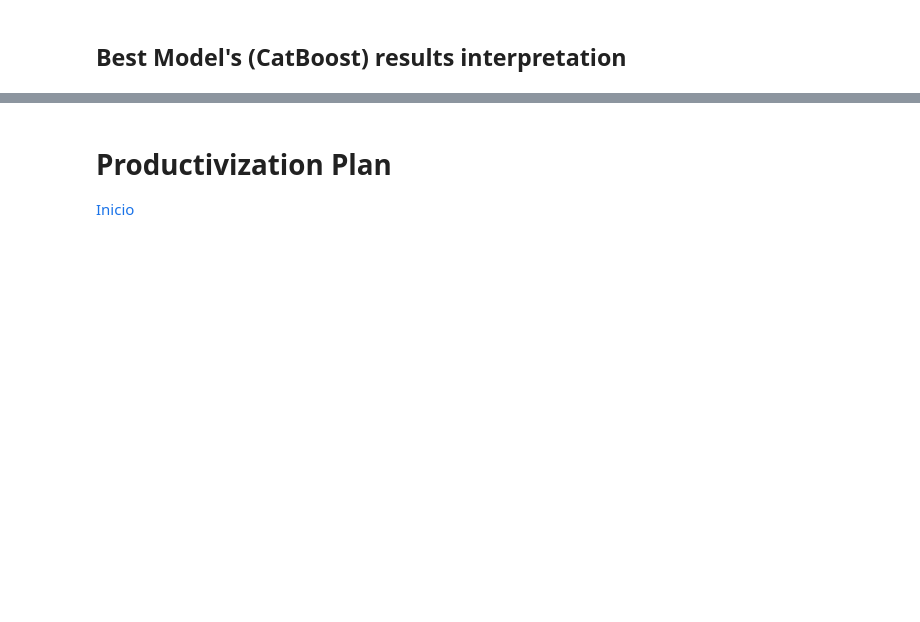
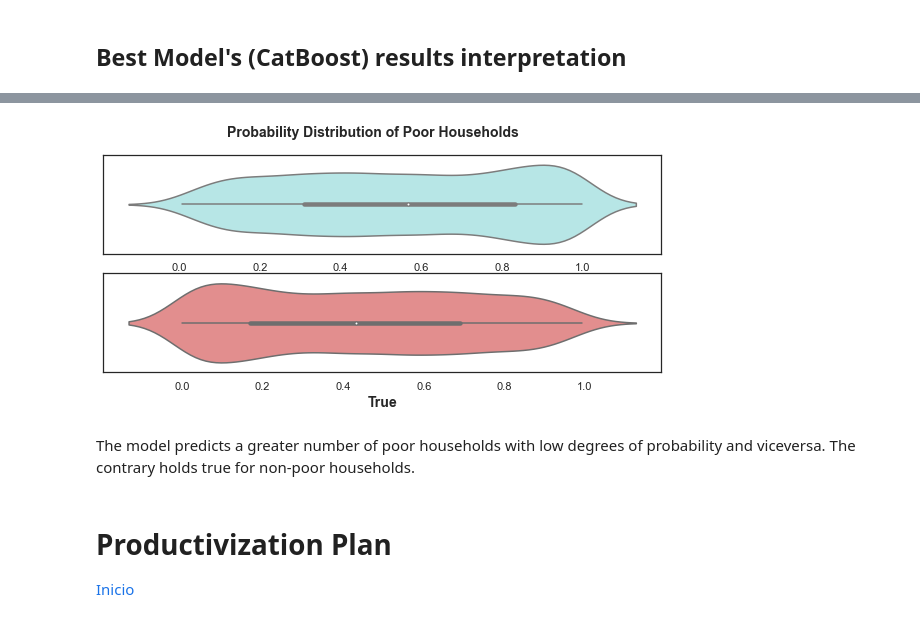
Before and after one commit to isabelpuche/DD_Pover-T_Tests, a Jupyter notebook: notebooks/Solutions_Pover-T_Tests.ipynb, the cells around one changed output, grey strips where cells are left out. Cells and saved outputs as stored; diff of their text form; code cells hidden in the pictures; blank space fills up the shorter version.

```diff
--- a/notebooks/Solutions_Pover-T_Tests.ipynb
+++ b/notebooks/Solutions_Pover-T_Tests.ipynb
@@ -950,0 +872,4 @@ results.to_csv('../model/results.csv')
+# %%
+poor = pd.DataFrame(index=index)
+poor['False'] = y_pred_cb[:, 0]
+poor['True'] = y_pred_cb[:, 1]
@@ -951,3 +886,27 @@ results.to_csv('../model/results.csv')
+# %%
+sns.set_style('white')
+fig, axes = plt.subplots(2, 1, figsize = (10, 4))
+
+sns.violinplot(x=poor["False"],
+               color='paleturquoise',
+               ax=axes[0])
+
+axes[0].set_xlabel("False", fontweight = "semibold", fontsize = 14)
+
+sns.violinplot(x=poor["True"],
+               color='lightcoral',
+               ax=axes[1])
+
+axes[1].set_xlabel("True", fontweight = "semibold", fontsize = 14)
+
+fig.suptitle("Probability Distribution of Poor Households", fontweight = "semibold", fontsize = 14)
+plt.show()
+
+fig.savefig('../images/results.png', dpi=fig.dpi)
+# %% [output]
+[figure, added]
+# %% [markdown]
+The model predicts a greater number of poor households with low degrees of probability and viceversa. The contrary holds true for non-poor households.
 # %% [markdown]
 # Productivization Plan
 <div style = "float:right"><a style="text-decoration:none" href = "#inicio">Inicio</a></div>
```
Also changed, not shown: parts of 43 cells of this notebook, 5 other files.
